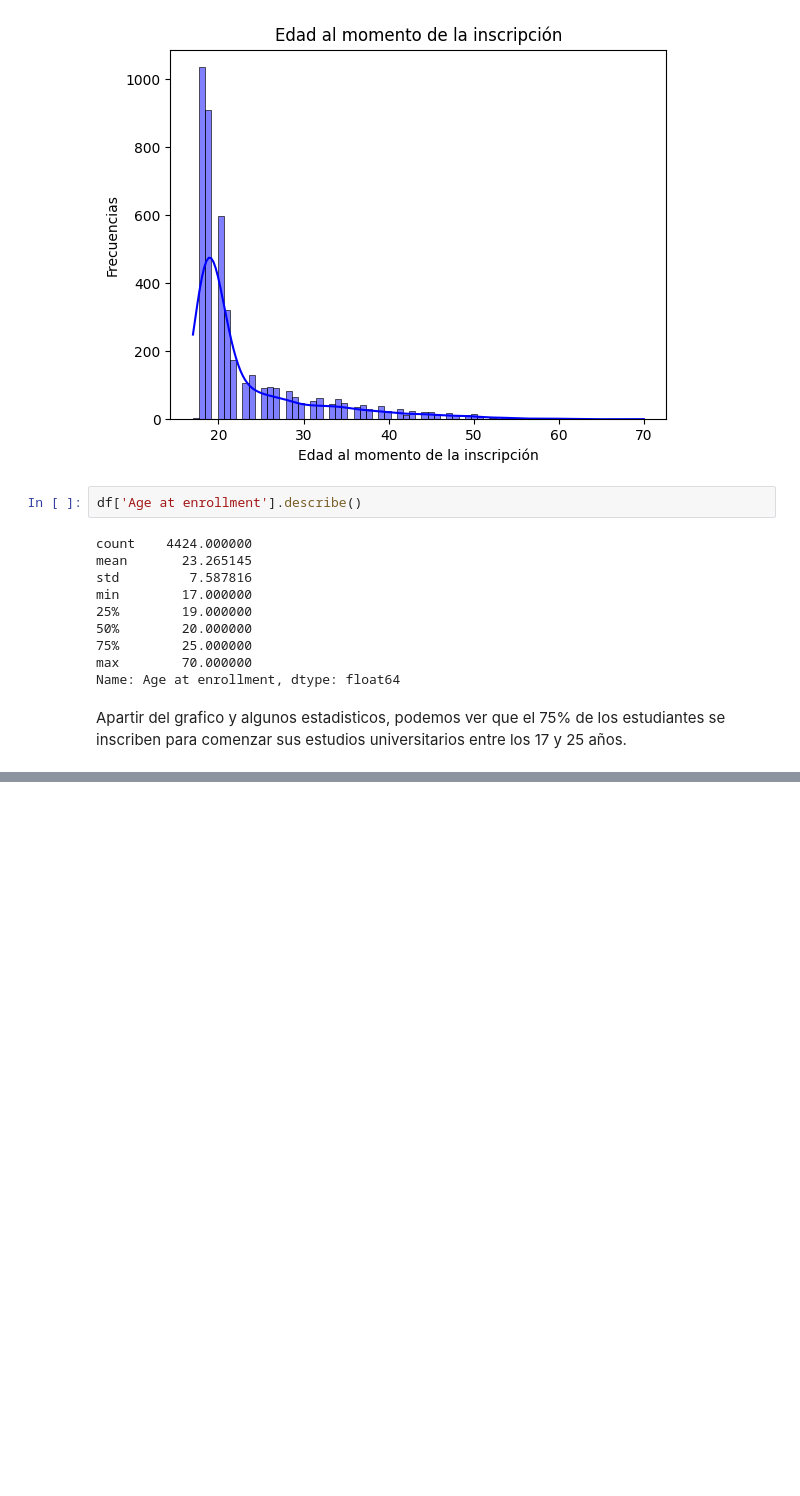
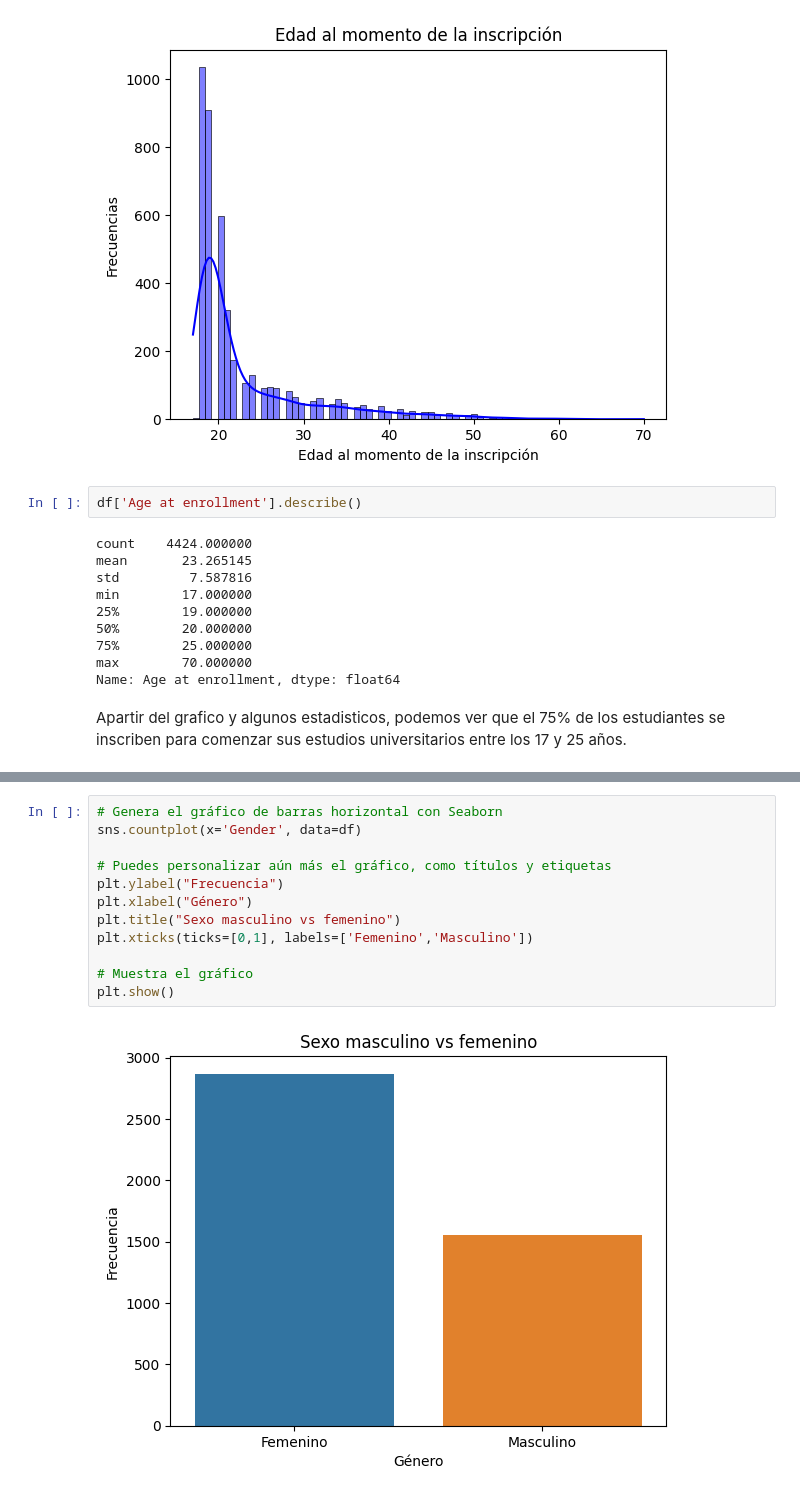
Before and after one commit to fowardelcac/Abandono-Escolar, a Jupyter notebook: Notebooks/conclusiones.ipynb, the cells around one changed output, grey strips where cells are left out. Cells and saved outputs as stored; diff of their text form; blank space fills up the shorter version.

```diff
--- a/Notebooks/conclusiones.ipynb
+++ b/Notebooks/conclusiones.ipynb
@@ -54,0 +70,14 @@ Apartir del grafico y algunos estadisticos, podemos ver que el 75% de los estudi
+# %%
+# Genera el gráfico de barras horizontal con Seaborn
+sns.countplot(x='Gender', data=df)
+
+# Puedes personalizar aún más el gráfico, como títulos y etiquetas
+plt.ylabel("Frecuencia")
+plt.xlabel("Género")
+plt.title("Sexo masculino vs femenino")
+plt.xticks(ticks=[0,1], labels=['Femenino','Masculino'])
+
+# Muestra el gráfico
+plt.show()
+# %% [output]
+[figure, added]
```
Also changed, not shown: parts of 14 cells of this notebook.
